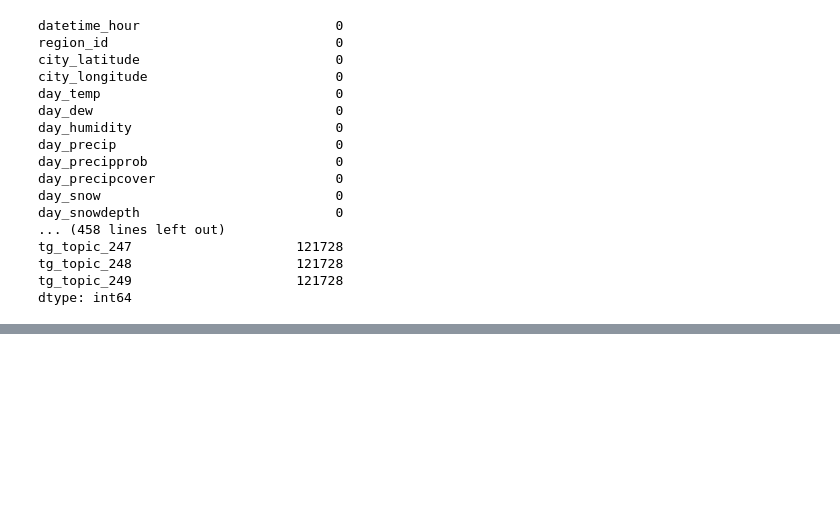
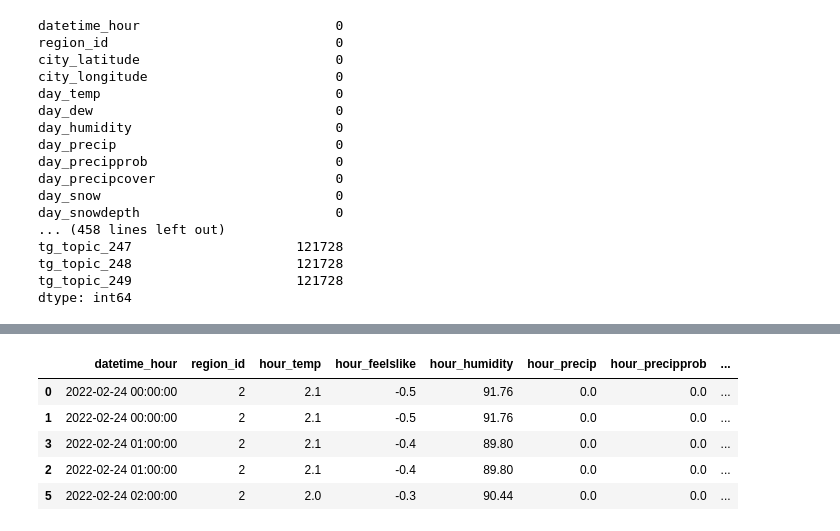
Before and after one commit to khorunzhaviktoriia/war-events-predictor-saas, a Jupyter notebook: forecasting/data_merge_feature_engineering.ipynb, the cells around one changed output, grey strips where cells are left out. Cells and saved outputs as stored; diff of their text form; code cells hidden in the pictures; blank space fills up the shorter version.

```diff
--- a/forecasting/data_merge_feature_engineering.ipynb
+++ b/forecasting/data_merge_feature_engineering.ipynb
@@ -464,0 +478,19 @@ df_final.to_parquet("merged_dataset.parquet", index=False, engine="pyarrow")
+# %%
+# delete unnessecary columns
+columns_to_delete = ['city_latitude', 'city_longitude', 'day_temp', 'day_dew', 'day_humidity', 'day_precip', 'day_precipprob', 'day_precipcover',
+                     'day_snow', 'day_snowdepth', 'day_windgust', 'day_windspeed', 'day_winddir', 'day_pressure', 'day_cloudcover', 'day_solarradiation',
+                     'day_solarenergy', 'day_uvindex', 'day_moonphase', 'day_conditions_simple_Clear', 'day_conditions_simple_Cloudy', 'day_conditions_simple_Rain',
+                     'day_conditions_simple_Snow', 'year', 'month', 'hour', 'day_of_week', 'city_timezone', 'day_datetime', 'hour_datetime', 'region_key']
+df_to_train = df_to_train.drop(columns=columns_to_delete)
+# %%
+isw_cols = [c for c in df_to_train.columns if 'isw_' in c]
+df_to_train[isw_cols] = df_to_train.groupby('region_id')[isw_cols].shift(24).fillna(0)
+# %%
+df_to_train.head()
+# %% [output]
+|  | datetime_hour | region_id | hour_temp | hour_feelslike | hour_humidity | hour_precip | hour_precipprob | ... |
+| 0 | 2022-02-24 00:00:00 | 2 | 2.1 | -0.5 | 91.76 | 0.0 | 0.0 | ... |
+| 1 | 2022-02-24 00:00:00 | 2 | 2.1 | -0.5 | 91.76 | 0.0 | 0.0 | ... |
+| 3 | 2022-02-24 01:00:00 | 2 | 2.1 | -0.4 | 89.80 | 0.0 | 0.0 | ... |
+| 2 | 2022-02-24 01:00:00 | 2 | 2.1 | -0.4 | 89.80 | 0.0 | 0.0 | ... |
+| 5 | 2022-02-24 02:00:00 | 2 | 2.0 | -0.3 | 90.44 | 0.0 | 0.0 | ... |
```
Also changed, not shown: parts of 16 cells of this notebook.
